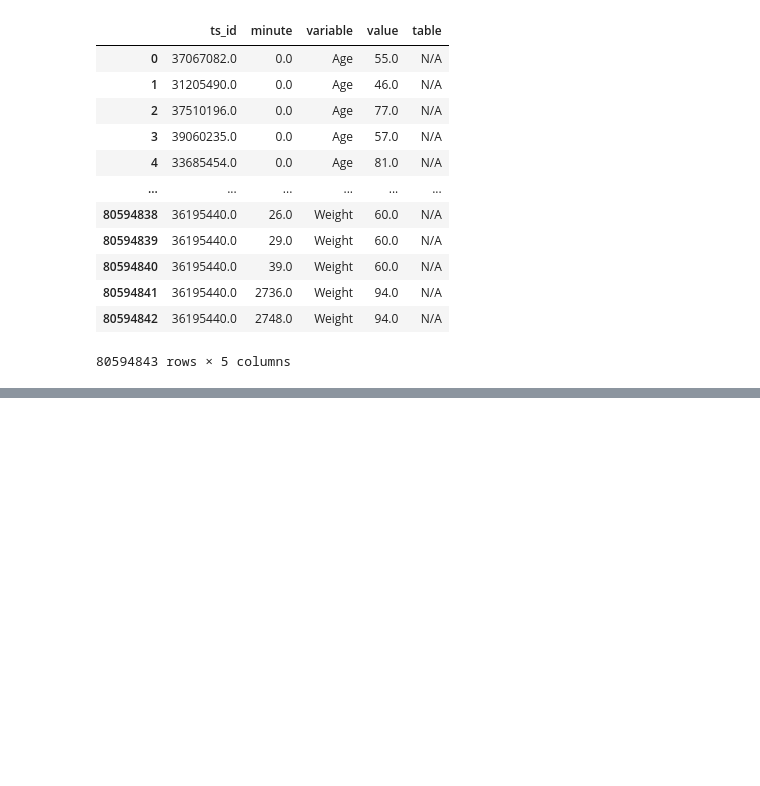
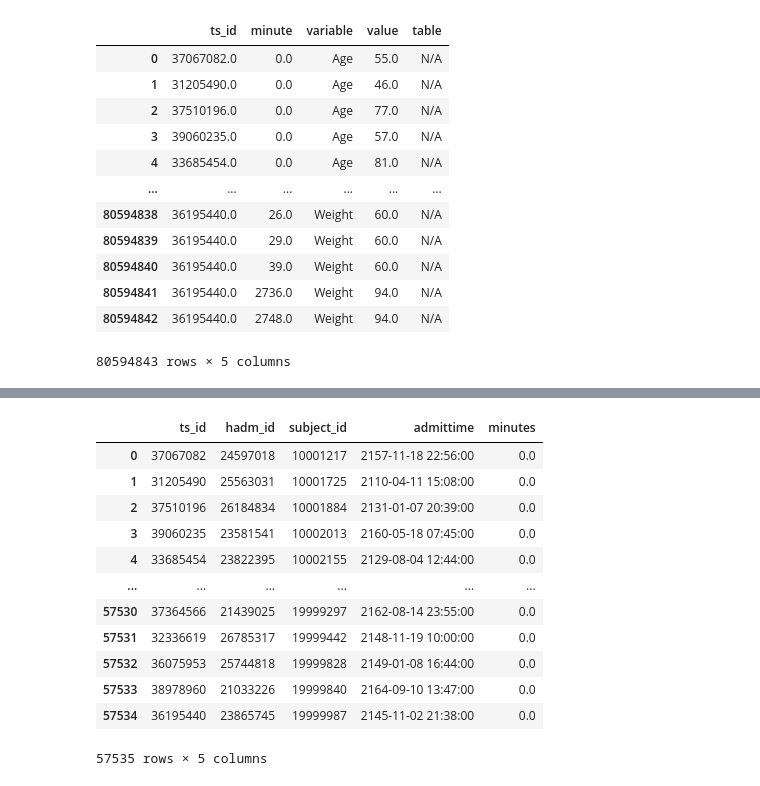
Before and after one commit to ujansen/MIMIC_IV-TimeSeries, a Jupyter notebook: preprocess_mimic_iv.ipynb, the cells around one changed output, grey strips where cells are left out. Cells and saved outputs as stored; diff of their text form; code cells hidden in the pictures; blank space fills up the shorter version.

```diff
--- a/preprocess_mimic_iv.ipynb
+++ b/preprocess_mimic_iv.ipynb
@@ -1253,6 +1235,0 @@ Name: ts_ind, Length: 80594843, dtype: float64
-# %%
-oc = oc.loc[oc.ts_id.isin(all_ts_ids)]
-oc['ts_ind'] = oc['ts_id'].map(ts_id_to_ind)
-oc = oc.sort_values(by='ts_ind')
-labels = np.array(oc['in_hospital_mortality'])
-labels
@@ -1305,0 +1252,8 @@ np.array([labels[window['ts_ind']] for window in sliding_windows])
+# %%
+adm = pd.read_csv(os.path.join(RAW_DATA_PATH,'hosp/admissions.csv.gz'),
+                  usecols=['hadm_id', 'subject_id','admittime'])
+adm['admittime'] = pd.to_datetime(adm['admittime'])
+# %%
+adm = adm.drop(columns=['subject_id'])
+oc_disch = oc[['ts_id', 'hadm_id', 'subject_id']].merge(adm, on='hadm_id', how='left')
+oc_disch
@@ -1305,0 +1274,21 @@ np.array([labels[window['ts_ind']] for window in sliding_windows])
+# %%
+oc_disch = oc_disch.sort_values(by=['subject_id', 'admittime']).reset_index(drop=True)
+oc_disch['group_start_time'] = oc_disch.groupby('subject_id')['admittime'].transform('first')
+oc_disch['minutes'] = (oc_disch['admittime'] - oc_disch['group_start_time']).dt.total_seconds() / 60
+
+oc_disch.drop(columns=['group_start_time'], inplace=True)
+oc_disch
+# %% [output]
+|  | ts_id | hadm_id | subject_id | admittime | minutes |
+| 0 | 37067082 | 24597018 | 10001217 | 2157-11-18 22:56:00 | 0.0 |
+| 1 | 31205490 | 25563031 | 10001725 | 2110-04-11 15:08:00 | 0.0 |
+| 2 | 37510196 | 26184834 | 10001884 | 2131-01-07 20:39:00 | 0.0 |
+| 3 | 39060235 | 23581541 | 10002013 | 2160-05-18 07:45:00 | 0.0 |
+| 4 | 33685454 | 23822395 | 10002155 | 2129-08-04 12:44:00 | 0.0 |
+| ... | ... | ... | ... | ... | ... |
+| 57530 | 37364566 | 21439025 | 19999297 | 2162-08-14 23:55:00 | 0.0 |
+| 57531 | 32336619 | 26785317 | 19999442 | 2148-11-19 10:00:00 | 0.0 |
+| 57532 | 36075953 | 25744818 | 19999828 | 2149-01-08 16:44:00 | 0.0 |
+| 57533 | 38978960 | 21033226 | 19999840 | 2164-09-10 13:47:00 | 0.0 |
+| 57534 | 36195440 | 23865745 | 19999987 | 2145-11-02 21:38:00 | 0.0 |
+57535 rows × 5 columns
```
Also changed, not shown: parts of 17 cells of this notebook, 11 other files.
